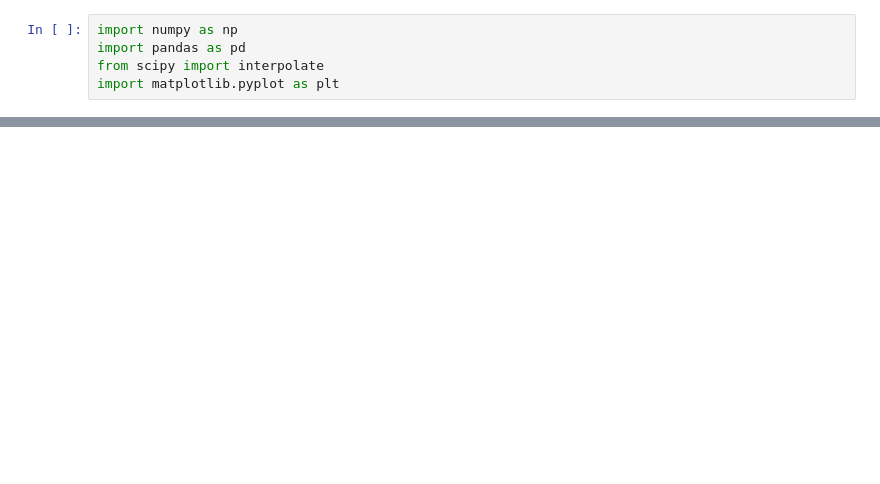
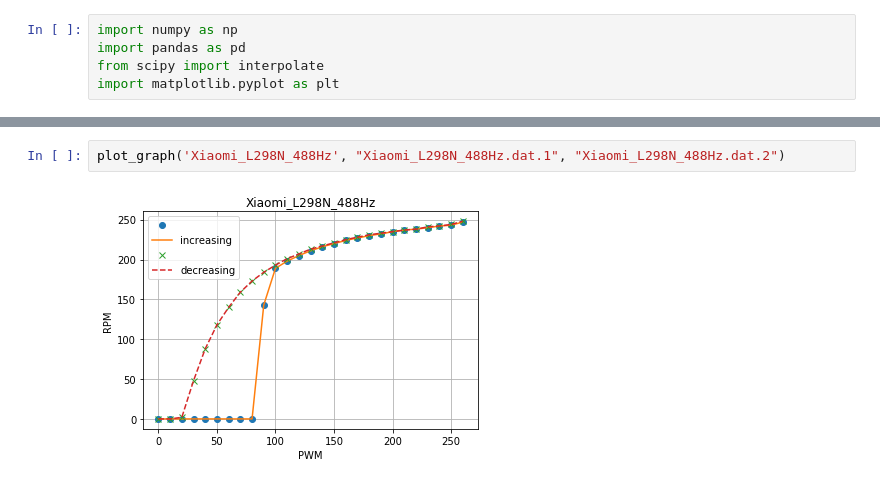
Before and after one commit to ukayzm/balancing_rbt, a Jupyter notebook: prj2.6_pololu_wheel/data/motor_test_plot.ipynb, the cells around one changed output, grey strips where cells are left out. Cells and saved outputs as stored; diff of their text form; blank space fills up the shorter version.

```diff
--- a/prj2.6_pololu_wheel/data/motor_test_plot.ipynb
+++ b/prj2.6_pololu_wheel/data/motor_test_plot.ipynb
@@ -28,0 +35,4 @@ plt.show()
+# %%
+plot_graph('Xiaomi_L298N_488Hz', "Xiaomi_L298N_488Hz.dat.1", "Xiaomi_L298N_488Hz.dat.2")
+# %% [output]
+[figure, added]
```
Also changed, not shown: parts of 6 cells of this notebook, 8 other files.
